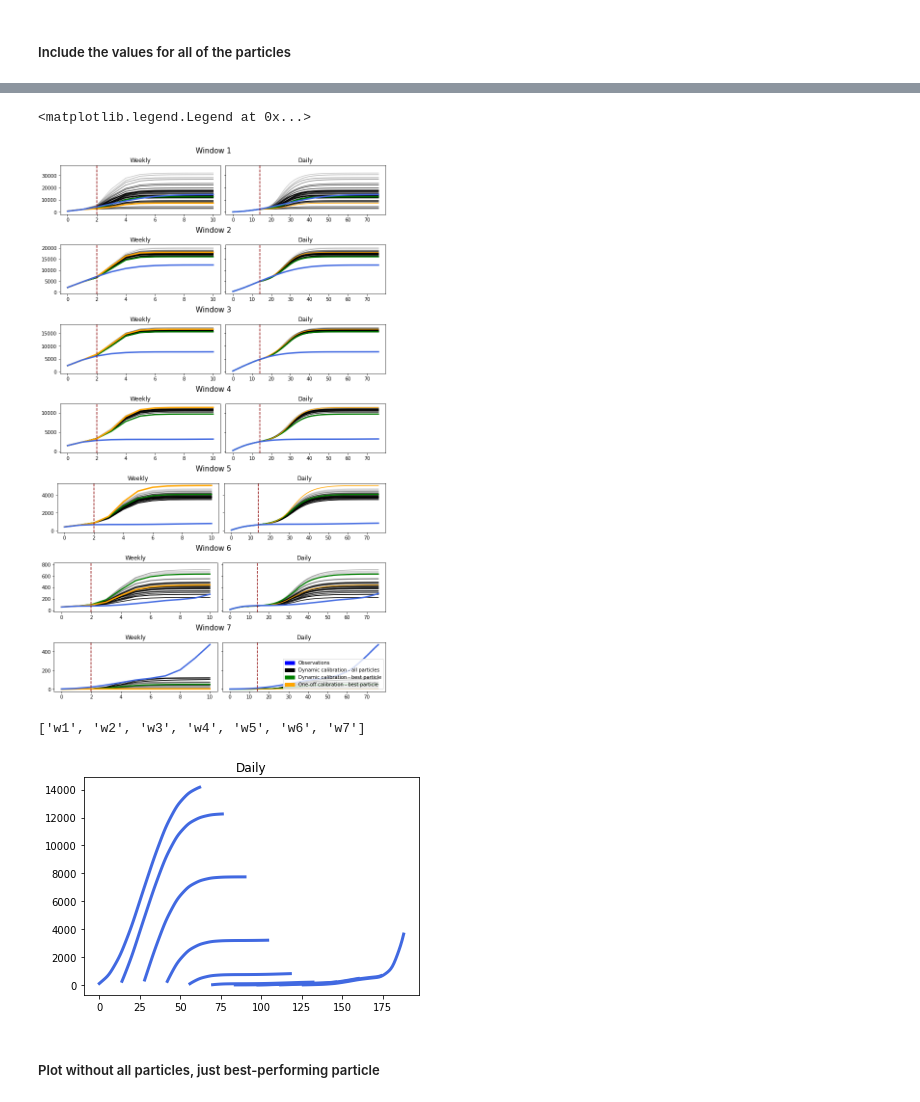
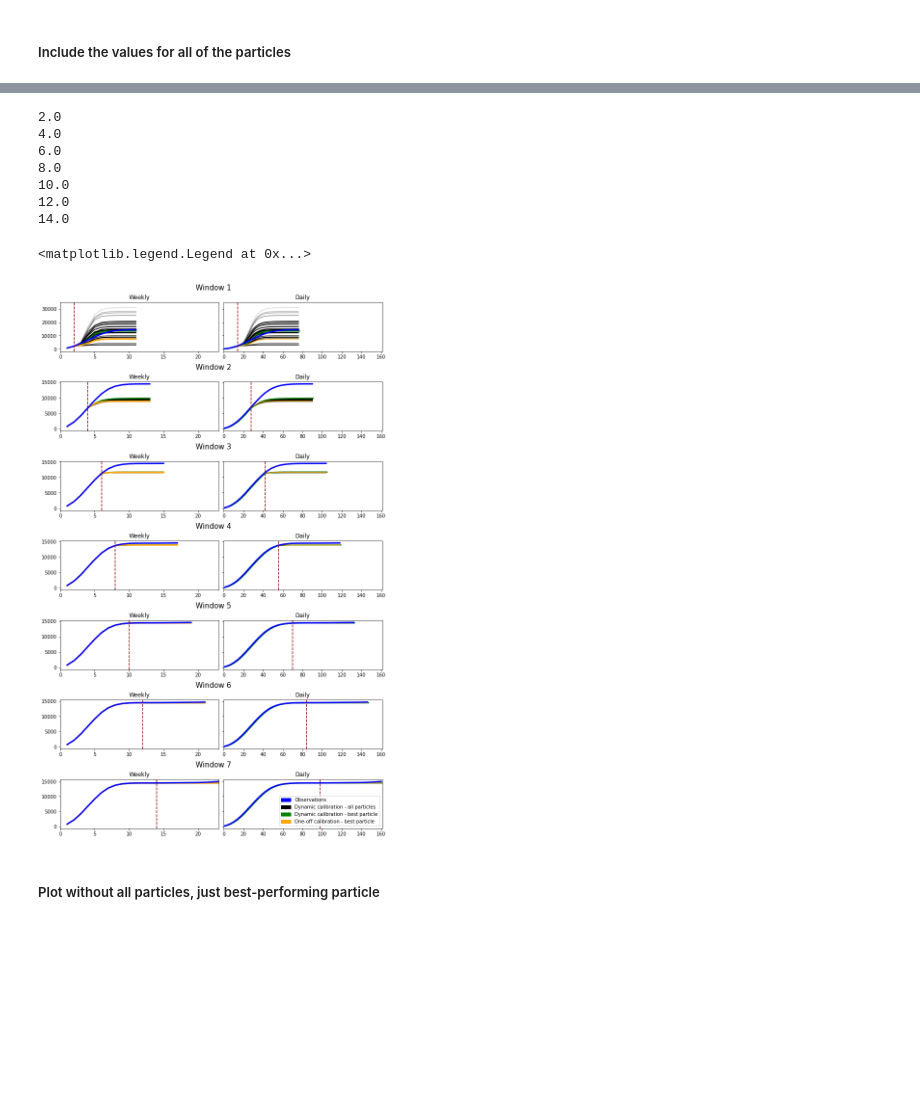
Before and after one commit to Urban-Analytics/RAMP-UA, a Jupyter notebook: experiments/calibration/AnalyseResults-DynamicCalibration_5pops,100particles.ipynb, the cells around one changed output, grey strips where cells are left out. Drawn from its saved outputs; the diff is of its cells as text; code cells hidden in the pictures; blank space fills up the shorter version.

Commit message:
removing method for changing the start of seeding; adding method to seed for longer

```diff
--- a/experiments/calibration/AnalyseResults-DynamicCalibration_5pops,100particles.ipynb
+++ b/experiments/calibration/AnalyseResults-DynamicCalibration_5pops,100particles.ipynb
@@ -321,3 +321,9 @@ Text(0.5, 0.98, 'Number of infections predicted by each particle within each pop
 ##### Set up OpenCL runner
 # %% [markdown]
 ##### Use parameter distribution from final population of each window of dynamic calibration to run model for 105 days
+# %%
+for window in window_lengths_dict.keys():
+    days_to_seed = int(window.replace('w', '')) * 14
+    print(days_to_seed)
+    iterations = 63 + days_to_seed
+    print("seeded for {} days, run for {} days".format(days_to_seed, iterations))
@@ -520,19 +586,19 @@ In each case (i.e. for running the model using each length of observed data in t
 ##### Create dictionary of parameter values from models with one-off calibration for each time length
 # %%
 oneoff_calib_best_params_dict= {}
-oneoff_calib_best_params_dict["14days"] = {"asymptomatic":0.266486, "presymptomatic":0.469452,  "primary_school": 0.383615,
+oneoff_calib_best_params_dict["w1"] = {"asymptomatic":0.266486, "presymptomatic":0.469452,  "primary_school": 0.383615,
                        "retail": 0.202034, "secondary_school": 0.221077,  "symptomatic": 0.570971, "work":0.027821}
-oneoff_calib_best_params_dict["28days"] = {"asymptomatic":0.278174, "presymptomatic":0.675648,  "primary_school": 0.426150,
+oneoff_calib_best_params_dict["w2"] = {"asymptomatic":0.278174, "presymptomatic":0.675648,  "primary_school": 0.426150,
                        "retail": 0.718083, "secondary_school": 0.553042,  "symptomatic": 0.062705, "work":0.163493}
-oneoff_calib_best_params_dict["42days"] = {"asymptomatic":0.224498, "presymptomatic":0.531240,  "primary_school": 0.915120,
+oneoff_calib_best_params_dict["w3"] = {"asymptomatic":0.224498, "presymptomatic":0.531240,  "primary_school": 0.915120,
                        "retail": 0.270824, "secondary_school": 0.526650,  "symptomatic": 0.719748, "work":0.198779}
-oneoff_calib_best_params_dict["56days"] = {"asymptomatic":0.342702, "presymptomatic":0.040567,  "primary_school": 0.926134,
+oneoff_calib_best_params_dict["w4"] = {"asymptomatic":0.342702, "presymptomatic":0.040567,  "primary_school": 0.926134,
                       "retail": 0.696863, "secondary_school": 0.867542,  "symptomatic": 0.566671, "work":0.021126}
-oneoff_calib_best_params_dict["70days"] = {"asymptomatic":0.320214, "presymptomatic":0.524330,  "primary_school": 0.557747,
+oneoff_calib_best_params_dict["w5"] = {"asymptomatic":0.320214, "presymptomatic":0.524330,  "primary_school": 0.557747,
                       "retail": 0.997511, "secondary_school": 0.838509,  "symptomatic": 0.662427, "work":0.007837}
-oneoff_calib_best_params_dict["84days"] = {"asymptomatic":0.313048, "presymptomatic":0.256664,  "primary_school": 0.840234,
+oneoff_calib_best_params_dict["w6"] = {"asymptomatic":0.313048, "presymptomatic":0.256664,  "primary_school": 0.840234,
                       "retail": 0.743463, "secondary_school": 0.882046,  "symptomatic": 1.066678, "work":0.007649}
-oneoff_calib_best_params_dict["98days"] = {"asymptomatic":0.339973, "presymptomatic":0.361275,  "primary_school": 0.789146,
+oneoff_calib_best_params_dict["w7"] = {"asymptomatic":0.339973, "presymptomatic":0.361275,  "primary_school": 0.789146,
                       "retail": 0.896014, "secondary_school": 0.818742,  "symptomatic": 0.695047, "work":0.004097}
 # %% [markdown]
 ##### Use these parameter values to run the OpenCL model and save the predictions
@@ -671,8 +795,8 @@ for row, subfig in enumerate(subfigs):
     this_windows_dict = windows_dict[windows[windows_i]]
 
     # Get the data from the one-off calibration for this window
-    oneoff_calib_best_params_modelled_weekly = oneoff_calib_best_params_modelled_weekly_dict["{}days".format(run_length)]
-    oneoff_calib_best_params_modelled_daily = oneoff_calib_best_params_modelled_daily_dict["{}days".format(run_length)]
+    oneoff_calib_best_params_modelled_weekly = oneoff_calib_best_params_modelled_weekly_dict["w{}".format(windows_i+1)]
+    oneoff_calib_best_params_modelled_daily = oneoff_calib_best_params_modelled_daily_dict["w{}".format(windows_i+1)]
 
     # Add 2 plots, one for daily, one for weekly
     for col, ax in enumerate(axs):
@@ -683,7 +807,7 @@ for row, subfig in enumerate(subfigs):
 
         # Plot weekly data
         if col == 0:
-            x = range(len(this_windows_dict['sim'][0]))
+            x = range(1,len(this_windows_dict['sim'][0])+1)
             ### Dyanamic calibration
             # Plot model predictions for each particle in final population
             for i in range(len(this_windows_dict['summaries'])):
@@ -691,74 +815,56 @@ for row, subfig in enumerate(subfigs):
                 color="black", alpha=1 - distance_norm[i]) # (1-x because high distance is bad)
             # Plot model predictions from best performing particle
             dynamic_calib_best_params_modelled_weekly = dynamic_calib_best_params_modelled_weekly_dict[windows[windows_i]]
-            ax.plot(range(len(dynamic_calib_best_params_modelled_weekly)), dynamic_calib_best_params_modelled_weekly, label="BestParams - {}".format(window), color='green',
+            ax.plot(range(1, len(dynamic_calib_best_params_modelled_weekly)+1), dynamic_calib_best_params_modelled_weekly, label="BestParams - {}".format(window), color='green',
                  linestyle='solid', linewidth =2.5)
             ### One-off calibration
             # plot model predictions
             ax.plot(x, oneoff_calib_best_params_modelled_weekly, label="sim", color="orange", linewidth = 3)
             # Plot observations
-            start_week = int((run_length/7)) -2
-            end_week = int((ITERATIONS/7))+ start_week
-            ax.plot(x, cases_devon_weekly_raw_values['OriginalCases'][start_week:end_week].cumsum().values, label="Observations", linewidth=3, color="royalblue")
-#             #ax.plot(x, cases_devon_daily_summed_weekly[0:int((105/7))], label="Observations", linewidth=3, color="blue")
-#             #ax.plot(x, cases_devon_daily_summed_weekly[0:int((105/7))], label="Observations", linewidth=3, color="blue")
+            ax.plot(x, cases_devon_daily_summed_weekly[0:int((63 + run_length)/7)], label="Observations", linewidth=3, color="blue")
             ax.set_title('Weekly')
-            ax.axvline(x=2, color = 'darkred', linestyle = 'dashed')
+            print((((windows_i+1) * 14)/7))
+            ax.axvline(x= (((windows_i+1) * 14)/7), color = 'darkred', linestyle = 'dashed')
+            ax.set_xlim([0, len(windows_dict[windows[-1]]['sim'][0])])
 #         # PLot daily data
         elif col ==1:
             x = range(len(OpenCLRunner.get_cumulative_daily_infections(this_windows_dict['summaries'][1])))
             ### Dynamic calibration
             # Plot model predictions for each particle in final population
             for i in range(len(this_windows_dict['summaries'])):
                 ax.plot(x, OpenCLRunner.get_cumulative_daily_infections(this_windows_dict['summaries'][i]),
                 color="black", alpha=1 - distance_norm[i]) # (1-x because high distance is bad)
             # Plot model predictions from best performing particle
             dynamic_calib_best_params_modelled_daily = dynamic_calib_best_params_modelled_daily_dict[windows[windows_i]]
-            ax.plot(range(len(dynamic_calib_best_params_modelled_daily)), dynamic_calib_best_params_modelled_daily, label="BestParams - {}".format(window), color='green',
+            ax.plot(range(1, len(dynamic_calib_best_params_modelled_daily)+1), dynamic_calib_best_params_modelled_daily, label="BestParams - {}".format(window), color='green',
                   linestyle='solid', linewidth =2.5)
             ### One-off calibration
 #             # plot model predictions
             ax.plot(x, oneoff_calib_best_params_modelled_daily, label="sim", color="orange")
             # Plot observations
-            start_day = run_length -14
-            end_day = ITERATIONS  + start_day
-            ax.plot(x, cases_devon_daily_raw_values['OriginalCases'][start_day:end_day].cumsum().values, label="Observations", linewidth = 3, color="royalblue")
+            ax.plot(x, cases_devon_daily[0:(63+run_length)], label="Observations", linewidth = 3, color="blue")
             ax.set_title('Daily')
-            ax.axvline(x=14, color = 'darkred', linestyle = 'dashed')
-
+            ax.axvline(x= (windows_i+1) * 14, color = 'darkred', linestyle = 'dashed')
+            ax.set_xlim([0, len(OpenCLRunner.get_cumulative_daily_infections(windows_dict[windows[-1]]['summaries'][1]))])
     # move on to next window
     windows_i = windows_i+1
 
 # Create patches for legend
 black_patch = mpatches.Patch(color='black', label='Dynamic calibration - all particles')
 blue_patch = mpatches.Patch(color='blue', label='Observations')
 orange_patch = mpatches.Patch(color='orange', label='One-off calibration - best particle')
 green_patch = mpatches.Patch(color='green', label='Dynamic calibration - best particle')
 plt.legend(handles=[blue_patch, black_patch, green_patch,  orange_patch], loc="lower right", fontsize= 10)#, bbox_to_anchor=(2.2, 8.6))
 # %% [output]
-<matplotlib.legend.Legend at 0x...>
+2.0
+4.0
+6.0
+8.0
+10.0
+12.0
+14.0
+<matplotlib.legend.Legend at 0x...>
-[figure, old version]
+[figure, new version]
-# %%
-fig,ax= plt.subplots()
-
-for windows_i in [0,1,2,3,4,5,6,7,8,9]:
-    # Get the run length associated with this window
-    run_length = (windows_i + 1) *14
-
-    # Plot observations
-    start_day = run_length -14
-    end_day = 63  + start_day
-    ax.plot(cases_devon_daily_raw_values['OriginalCases'][start_day:end_day].index, cases_devon_daily_raw_values['OriginalCases'][start_day:end_day].cumsum().values, label="Observations", linewidth = 3, color="royalblue")
-    ax.set_title('Daily')
-
-    # move on to next window
-    windows_i = windows_i+1
-
-windows= list(window_lengths_dict.keys())[:-1]
-windows
-# %% [output]
-['w1', 'w2', 'w3', 'w4', 'w5', 'w6', 'w7']
-[figure, removed]
 # %% [markdown]
 ##### Plot without all particles, just best-performing particle
 # %%
```
Also changed, not shown: parts of 7 cells of this notebook, 2 other files.
